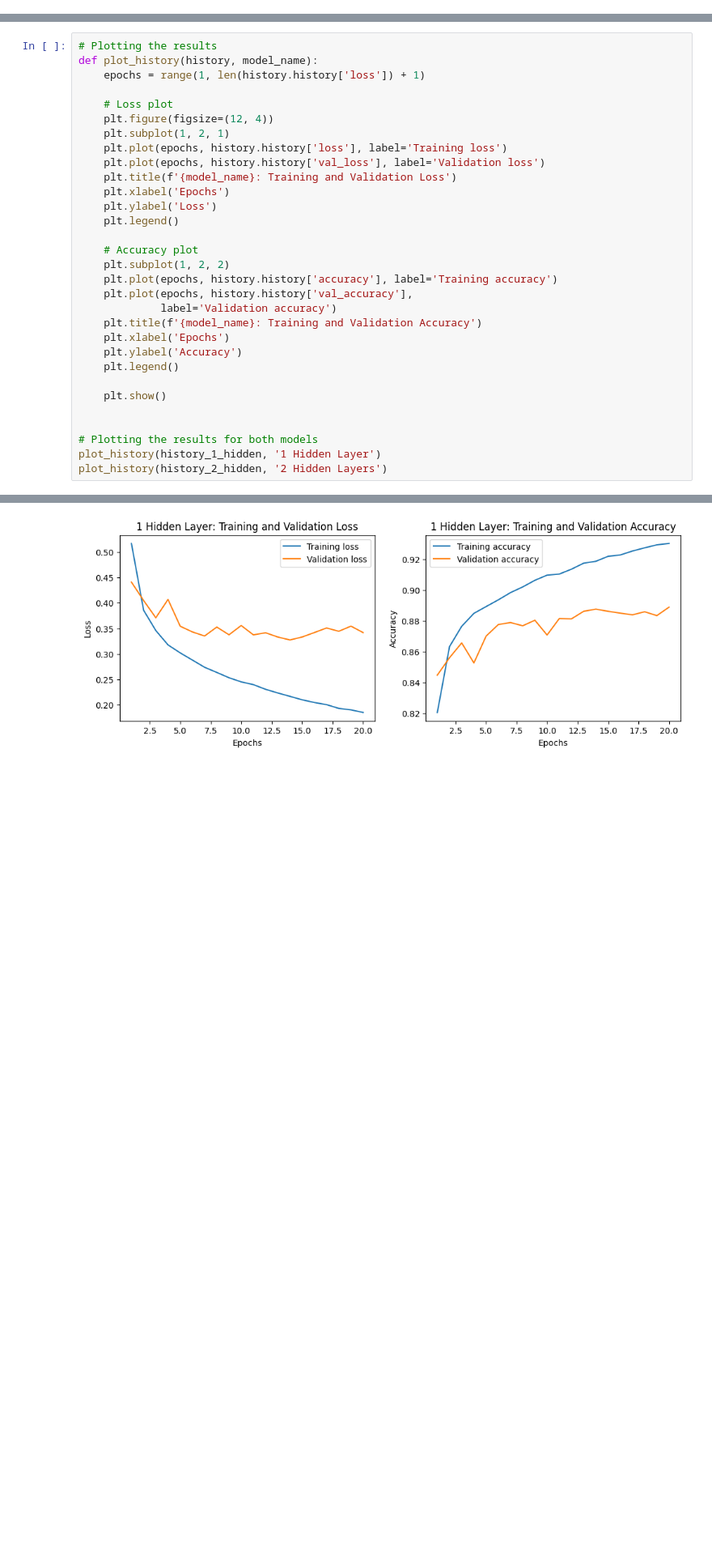
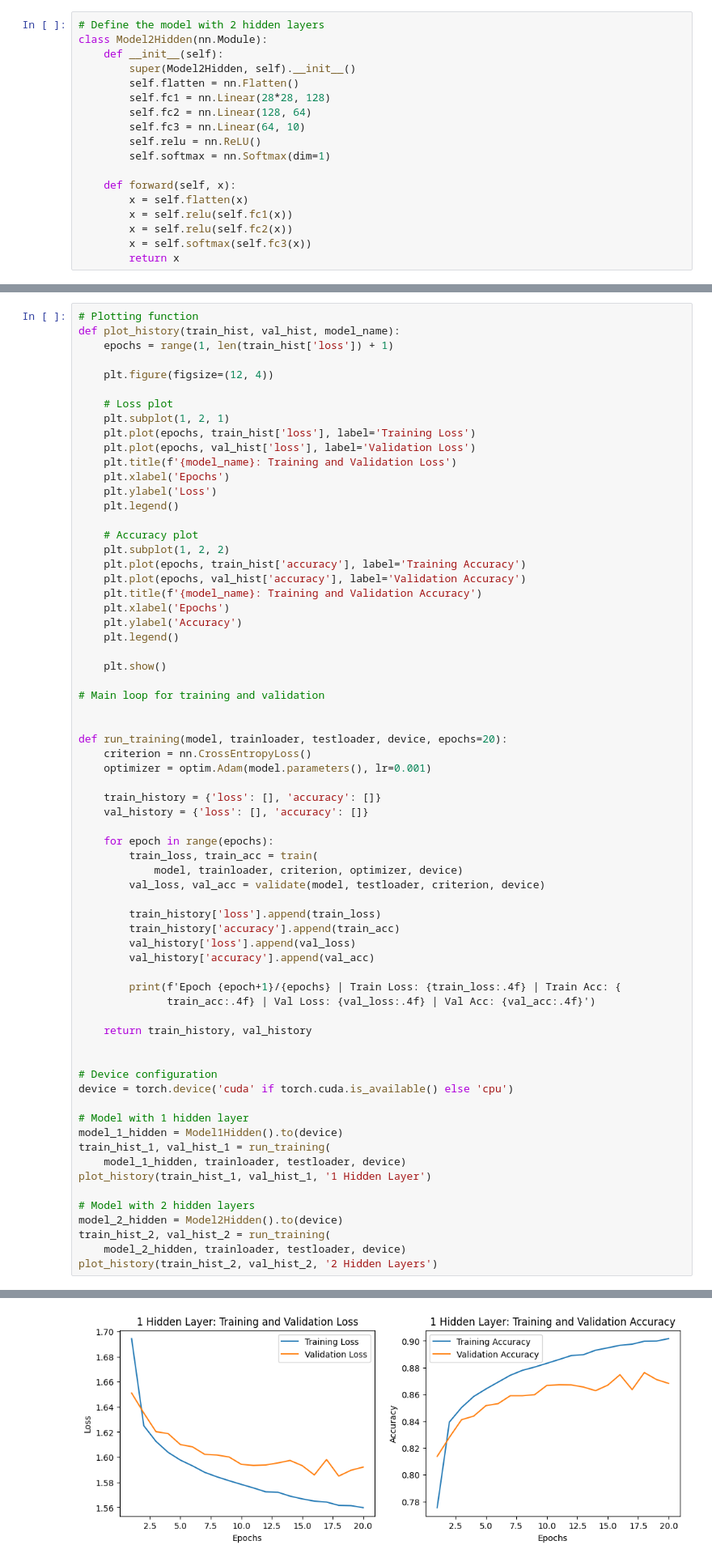
Before and after one commit to pedrodcarvalho/computational-vision, a Jupyter notebook: lab-7/nn.ipynb, the cells around one changed output, grey strips where cells are left out. Shown: that part at 81% size. Cells and saved outputs as stored; diff of their text form; blank space fills up the shorter version.

Commit message:
Lab 7 (Change to PyTorch)

```diff
--- a/lab-7/nn.ipynb
+++ b/lab-7/nn.ipynb
@@ -104,0 +57,18 @@ Epoch 20/20
+# %%
+# Define the model with 2 hidden layers
+class Model2Hidden(nn.Module):
+    def __init__(self):
+        super(Model2Hidden, self).__init__()
+        self.flatten = nn.Flatten()
+        self.fc1 = nn.Linear(28*28, 128)
+        self.fc2 = nn.Linear(128, 64)
+        self.fc3 = nn.Linear(64, 10)
+        self.relu = nn.ReLU()
+        self.softmax = nn.Softmax(dim=1)
+
+    def forward(self, x):
+        x = self.flatten(x)
+        x = self.relu(self.fc1(x))
+        x = self.relu(self.fc2(x))
+        x = self.softmax(self.fc3(x))
+        return x
@@ -105,13 +125,14 @@ Epoch 20/20
 # %%
-# Plotting the results
-def plot_history(history, model_name):
-    epochs = range(1, len(history.history['loss']) + 1)
+# Plotting function
+def plot_history(train_hist, val_hist, model_name):
+    epochs = range(1, len(train_hist['loss']) + 1)
+
+    plt.figure(figsize=(12, 4))
 
     # Loss plot
-    plt.figure(figsize=(12, 4))
     plt.subplot(1, 2, 1)
-    plt.plot(epochs, history.history['loss'], label='Training loss')
-    plt.plot(epochs, history.history['val_loss'], label='Validation loss')
+    plt.plot(epochs, train_hist['loss'], label='Training Loss')
+    plt.plot(epochs, val_hist['loss'], label='Validation Loss')
     plt.title(f'{model_name}: Training and Validation Loss')
     plt.xlabel('Epochs')
     plt.ylabel('Loss')
@@ -119,9 +140,8 @@ def plot_history(history, model_name):
 
     # Accuracy plot
     plt.subplot(1, 2, 2)
-    plt.plot(epochs, history.history['accuracy'], label='Training accuracy')
-    plt.plot(epochs, history.history['val_accuracy'],
-             label='Validation accuracy')
+    plt.plot(epochs, train_hist['accuracy'], label='Training Accuracy')
+    plt.plot(epochs, val_hist['accuracy'], label='Validation Accuracy')
     plt.title(f'{model_name}: Training and Validation Accuracy')
     plt.xlabel('Epochs')
     plt.ylabel('Accuracy')
@@ -129,8 +149,44 @@ def plot_history(history, model_name):
 
     plt.show()
 
+# Main loop for training and validation
 
-# Plotting the results for both models
-plot_history(history_1_hidden, '1 Hidden Layer')
-plot_history(history_2_hidden, '2 Hidden Layers')
+
+def run_training(model, trainloader, testloader, device, epochs=20):
+    criterion = nn.CrossEntropyLoss()
+    optimizer = optim.Adam(model.parameters(), lr=0.001)
+
+    train_history = {'loss': [], 'accuracy': []}
+    val_history = {'loss': [], 'accuracy': []}
+
+    for epoch in range(epochs):
+        train_loss, train_acc = train(
+            model, trainloader, criterion, optimizer, device)
+        val_loss, val_acc = validate(model, testloader, criterion, device)
+
+        train_history['loss'].append(train_loss)
+        train_history['accuracy'].append(train_acc)
+        val_history['loss'].append(val_loss)
+        val_history['accuracy'].append(val_acc)
+
+        print(f'Epoch {epoch+1}/{epochs} | Train Loss: {train_loss:.4f} | Train Acc: {
+              train_acc:.4f} | Val Loss: {val_loss:.4f} | Val Acc: {val_acc:.4f}')
+
+    return train_history, val_history
+
+
+# Device configuration
+device = torch.device('cuda' if torch.cuda.is_available() else 'cpu')
+
+# Model with 1 hidden layer
+model_1_hidden = Model1Hidden().to(device)
+train_hist_1, val_hist_1 = run_training(
+    model_1_hidden, trainloader, testloader, device)
+plot_history(train_hist_1, val_hist_1, '1 Hidden Layer')
+
+# Model with 2 hidden layers
+model_2_hidden = Model2Hidden().to(device)
+train_hist_2, val_hist_2 = run_training(
+    model_2_hidden, trainloader, testloader, device)
+plot_history(train_hist_2, val_hist_2, '2 Hidden Layers')
 # %% [output]
@@ -137 +213 @@ plot_history(history_2_hidden, '2 Hidden Layers')
-[figure, old version]
+[figure, new version]
```
Also changed, not shown: parts of 7 cells of this notebook.
